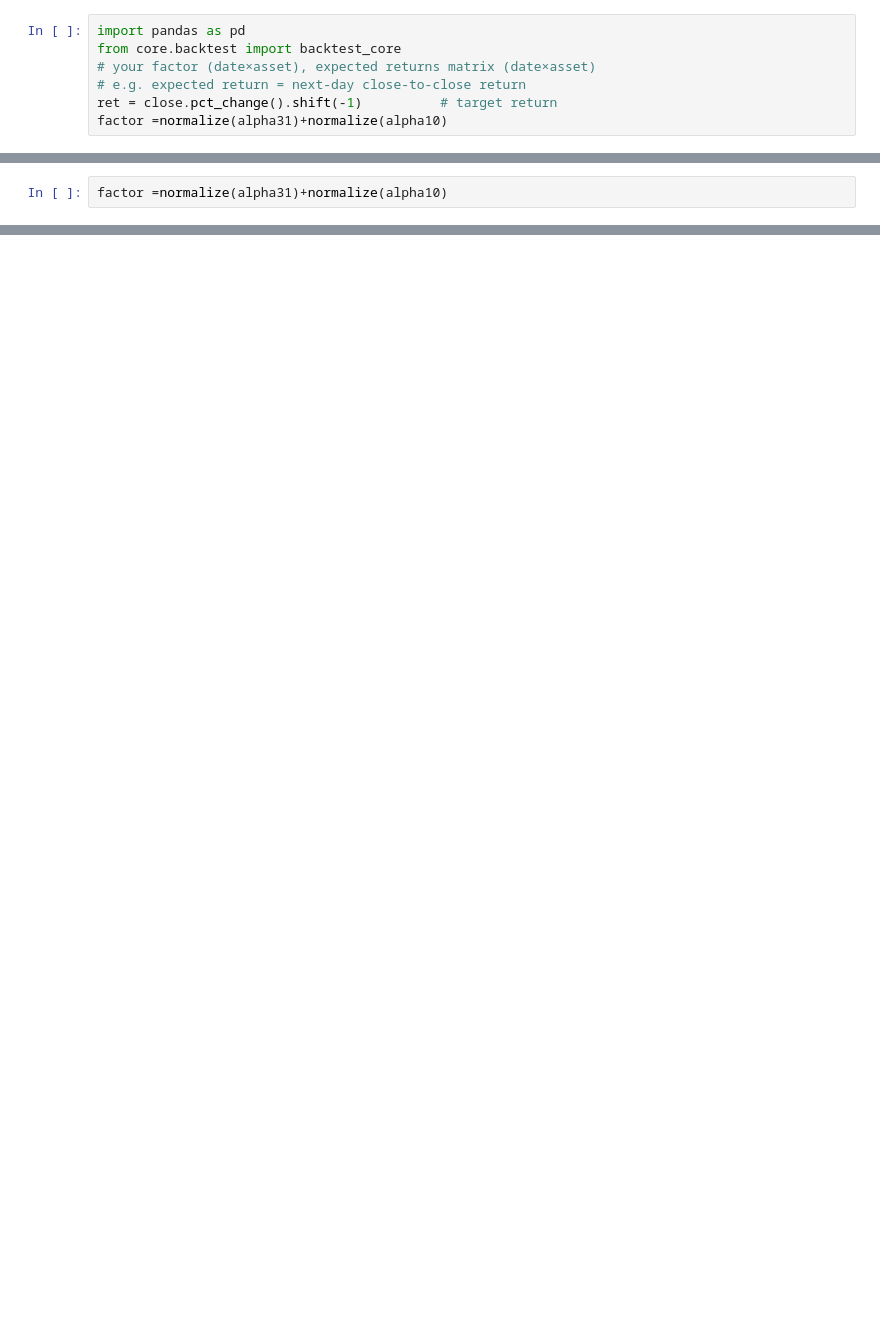
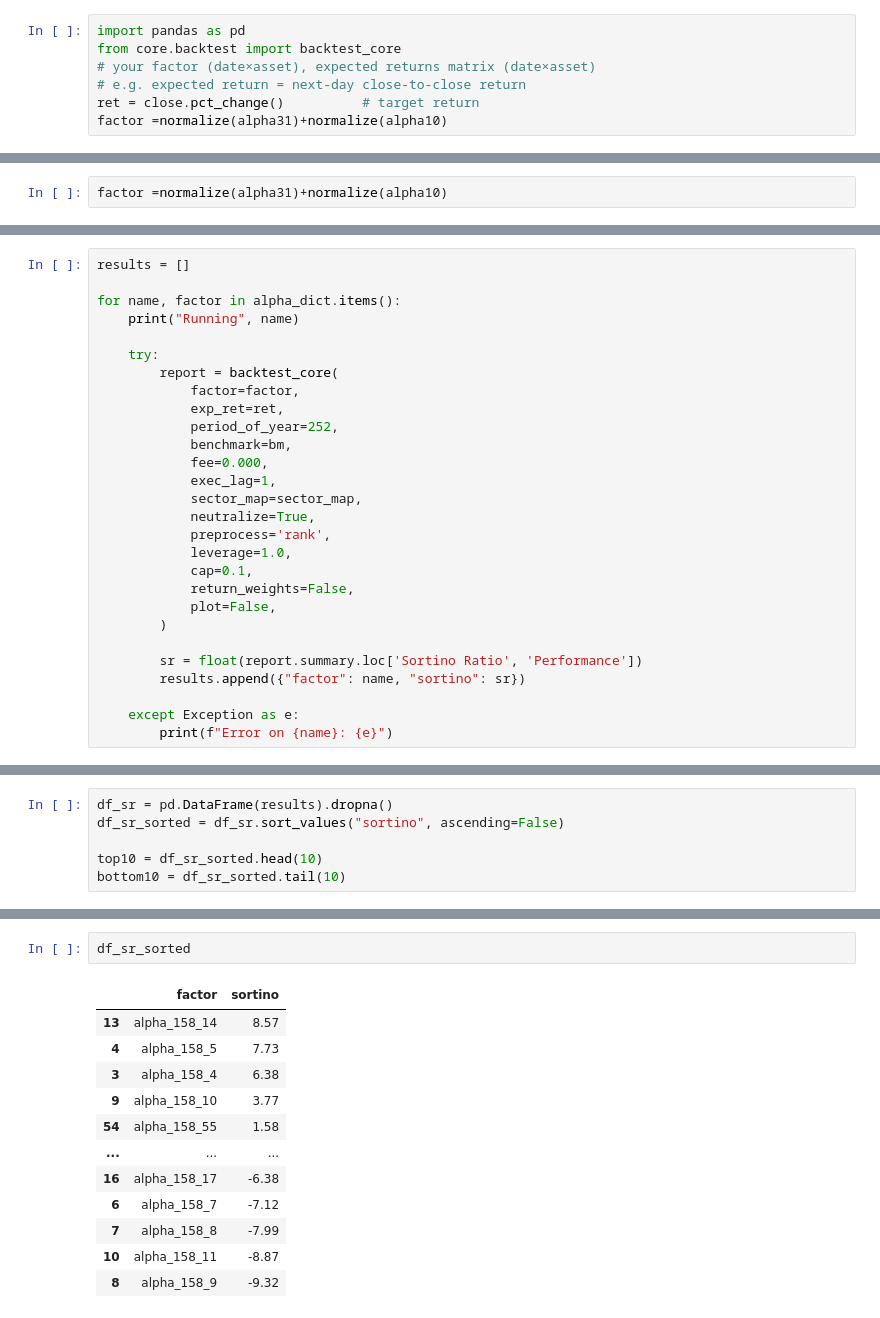
Before and after one commit to yuyu8815/long_short_portfolio2, a Jupyter notebook: notebooks/pnltest.ipynb, the cells around one changed output, grey strips where cells are left out. Saved outputs shown, nothing was run; the diff lists cells and outputs as text; blank space fills up the shorter version.

```diff
--- a/notebooks/pnltest.ipynb
+++ b/notebooks/pnltest.ipynb
@@ -143,5 +96,5 @@ import pandas as pd
 from core.backtest import backtest_core
 # your factor (date×asset), expected returns matrix (date×asset)
 # e.g. expected return = next-day close-to-close return
-ret = close.pct_change().shift(-1)          # target return
+ret = close.pct_change()          # target return
 factor =normalize(alpha31)+normalize(alpha10)
@@ -276,0 +367,28 @@ factor_liquid
+# %%
+results = []
+
+for name, factor in alpha_dict.items():
+    print("Running", name)
+
+    try:
+        report = backtest_core(
+            factor=factor,
+            exp_ret=ret,
+            period_of_year=252,
+            benchmark=bm,
+            fee=0.000,
+            exec_lag=1,
+            sector_map=sector_map,
+            neutralize=True,
+            preprocess='rank',
+            leverage=1.0,
+            cap=0.1,
+            return_weights=False,
+            plot=False,
+        )
+
+        sr = float(report.summary.loc['Sortino Ratio', 'Performance'])
+        results.append({"factor": name, "sortino": sr})
+
+    except Exception as e:
+        print(f"Error on {name}: {e}")
@@ -276,0 +558,6 @@ factor_liquid
+# %%
+df_sr = pd.DataFrame(results).dropna()
+df_sr_sorted = df_sr.sort_values("sortino", ascending=False)
+
+top10 = df_sr_sorted.head(10)
+bottom10 = df_sr_sorted.tail(10)
@@ -276,0 +592,15 @@ factor_liquid
+# %%
+df_sr_sorted
+# %% [output]
+|  | factor | sortino |
+| 13 | alpha_158_14 | 8.57 |
+| 4 | alpha_158_5 | 7.73 |
+| 3 | alpha_158_4 | 6.38 |
+| 9 | alpha_158_10 | 3.77 |
+| 54 | alpha_158_55 | 1.58 |
+| ... | ... | ... |
+| 16 | alpha_158_17 | -6.38 |
+| 6 | alpha_158_7 | -7.12 |
+| 7 | alpha_158_8 | -7.99 |
+| 10 | alpha_158_11 | -8.87 |
+| 8 | alpha_158_9 | -9.32 |
```
Also changed, not shown: parts of 43 cells of this notebook, 1 other file.
